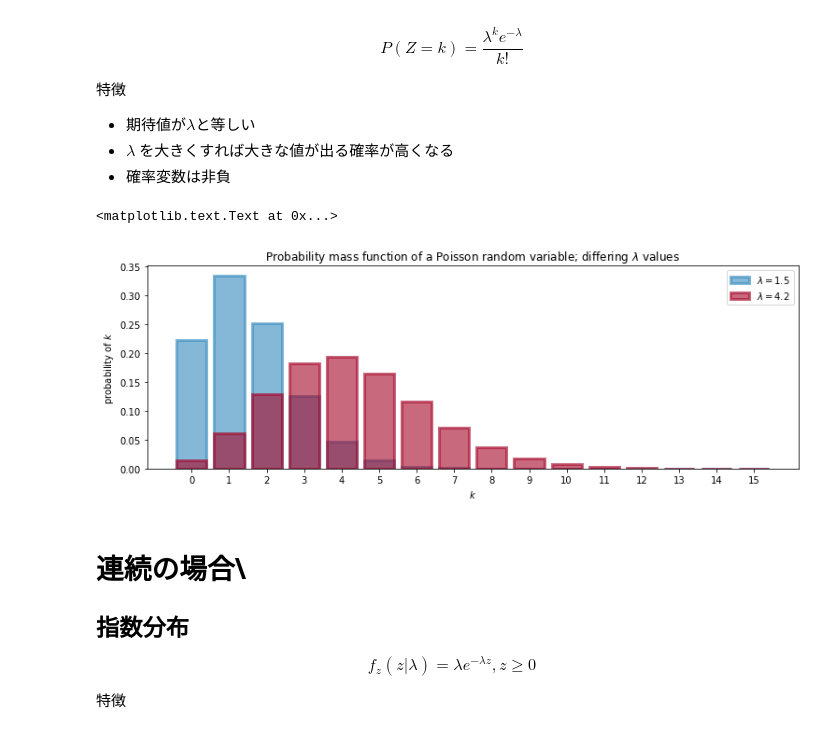
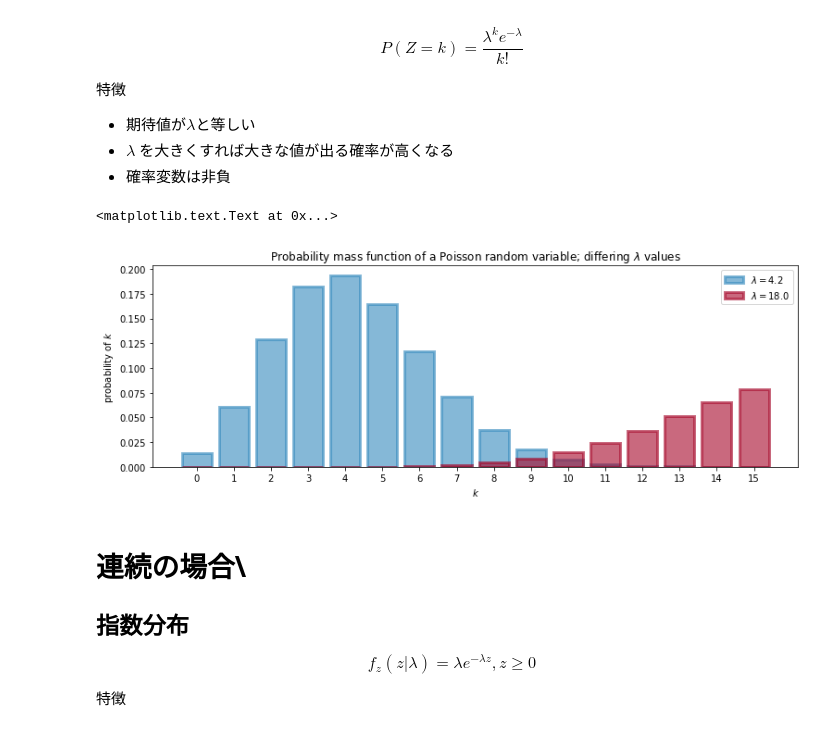
Before and after one commit to taka-kawa/baysian_inference, a Jupyter notebook: chapter1/1.3 確率分布.ipynb, the cells around one changed output. Saved outputs shown, nothing was run; the diff lists cells and outputs as text; code cells hidden in the pictures.

```diff
--- a/chapter1/1.3 確率分布.ipynb
+++ b/chapter1/1.3 確率分布.ipynb
@@ -10,34 +10,34 @@ $$ P(Z=k)= \frac{\lambda^k e^{-\lambda}}{k!} $$
 # %%
 # poisson distribution
 from IPython.core.pylabtools import figsize
 from matplotlib import pyplot as plt
 %matplotlib inline
 figsize(12.5, 4)
 
 import scipy.stats as stats
 import numpy as np
 poi = stats.poisson
-lambda_ = [1.5, 4.25]
+lambda_ = [4.25, 18]
 colors = ["#348ABD", "#A60628"]
 
 a = np.arange(16)
 plt.bar(a, poi.pmf(a, lambda_[0]), color=colors[0],
         label="$\lambda = %.1f$" % lambda_[0], alpha=0.60,
         edgecolor=colors[0], lw="3")
 
 plt.bar(a, poi.pmf(a, lambda_[1]), color=colors[1],
         label="$\lambda = %.1f$" % lambda_[1], alpha=0.60,
         edgecolor=colors[1], lw="3")
 
 plt.xticks(a, a)
 plt.legend()
 plt.ylabel("probability of $k$")
 plt.xlabel("$k$")
 plt.title("Probability mass function of a Poisson random variable; differing \
 $\lambda$ values")
 # %% [output]
 <matplotlib.text.Text at 0x...>
-[figure, old version]
+[figure, new version]
 # %% [markdown]
 # 連続の場合\
 ## 指数分布
```
Also changed, not shown: 1 other file.
